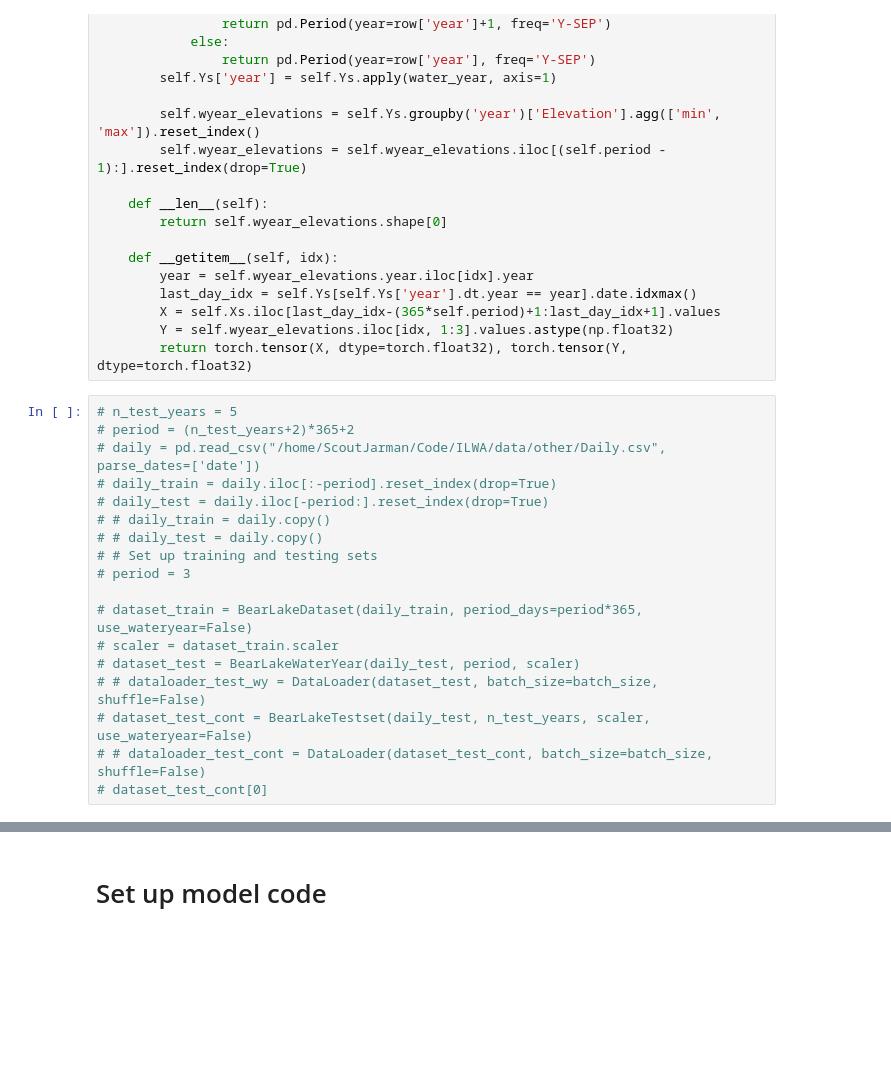
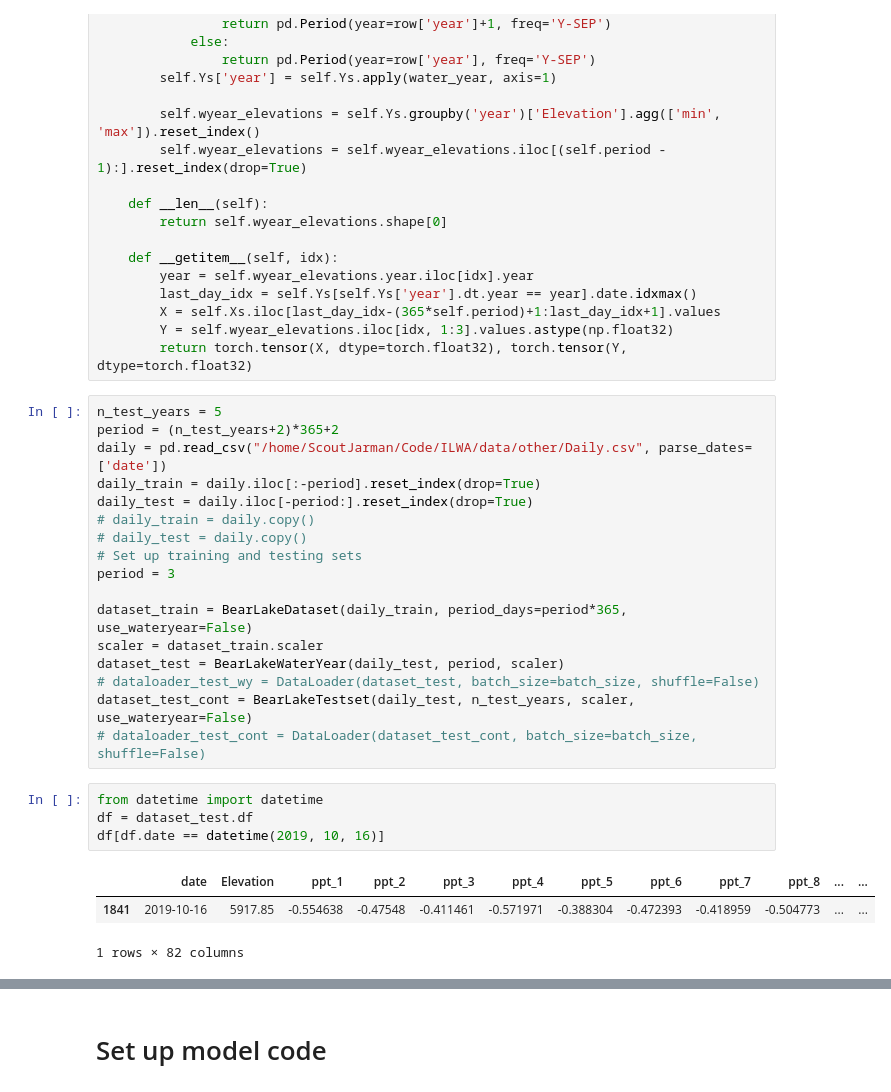
Before and after one commit to scoutiii/BearLakeData, a Jupyter notebook: Model.ipynb, the cells around one changed output, grey strips where cells are left out. Cells and saved outputs as stored; diff of their text form; blank space fills up the shorter version.

```diff
--- a/Model.ipynb
+++ b/Model.ipynb
@@ -238,20 +238,27 @@ class BearLakeWaterYear(Dataset):
         Y = self.wyear_elevations.iloc[idx, 1:3].values.astype(np.float32)
         return torch.tensor(X, dtype=torch.float32), torch.tensor(Y, dtype=torch.float32)
 # %%
-# n_test_years = 5
-# period = (n_test_years+2)*365+2
-# daily = pd.read_csv("/home/ScoutJarman/Code/ILWA/data/other/Daily.csv", parse_dates=['date'])
-# daily_train = daily.iloc[:-period].reset_index(drop=True)
-# daily_test = daily.iloc[-period:].reset_index(drop=True)
-# # daily_train = daily.copy()
-# # daily_test = daily.copy()
-# # Set up training and testing sets
-# period = 3
+n_test_years = 5
+period = (n_test_years+2)*365+2
+daily = pd.read_csv("/home/ScoutJarman/Code/ILWA/data/other/Daily.csv", parse_dates=['date'])
+daily_train = daily.iloc[:-period].reset_index(drop=True)
+daily_test = daily.iloc[-period:].reset_index(drop=True)
+# daily_train = daily.copy()
+# daily_test = daily.copy()
+# Set up training and testing sets
+period = 3
 
-# dataset_train = BearLakeDataset(daily_train, period_days=period*365, use_wateryear=False)
-# scaler = dataset_train.scaler
-# dataset_test = BearLakeWaterYear(daily_test, period, scaler)
-# # dataloader_test_wy = DataLoader(dataset_test, batch_size=batch_size, shuffle=False)
-# dataset_test_cont = BearLakeTestset(daily_test, n_test_years, scaler, use_wateryear=False)
-# # dataloader_test_cont = DataLoader(dataset_test_cont, batch_size=batch_size, shuffle=False)
-# dataset_test_cont[0]
+dataset_train = BearLakeDataset(daily_train, period_days=period*365, use_wateryear=False)
+scaler = dataset_train.scaler
+dataset_test = BearLakeWaterYear(daily_test, period, scaler)
+# dataloader_test_wy = DataLoader(dataset_test, batch_size=batch_size, shuffle=False)
+dataset_test_cont = BearLakeTestset(daily_test, n_test_years, scaler, use_wateryear=False)
+# dataloader_test_cont = DataLoader(dataset_test_cont, batch_size=batch_size, shuffle=False)
+# %%
+from datetime import datetime
+df = dataset_test.df
+df[df.date == datetime(2019, 10, 16)]
+# %% [output]
+|  | date | Elevation | ppt_1 | ppt_2 | ppt_3 | ppt_4 | ppt_5 | ppt_6 | ppt_7 | ppt_8 | ... | ... |
+| 1841 | 2019-10-16 | 5917.85 | -0.554638 | -0.47548 | -0.411461 | -0.571971 | -0.388304 | -0.472393 | -0.418959 | -0.504773 | ... | ... |
+1 rows × 82 columns
```
Also changed, not shown: parts of 2 cells of this notebook, 10 other files.
